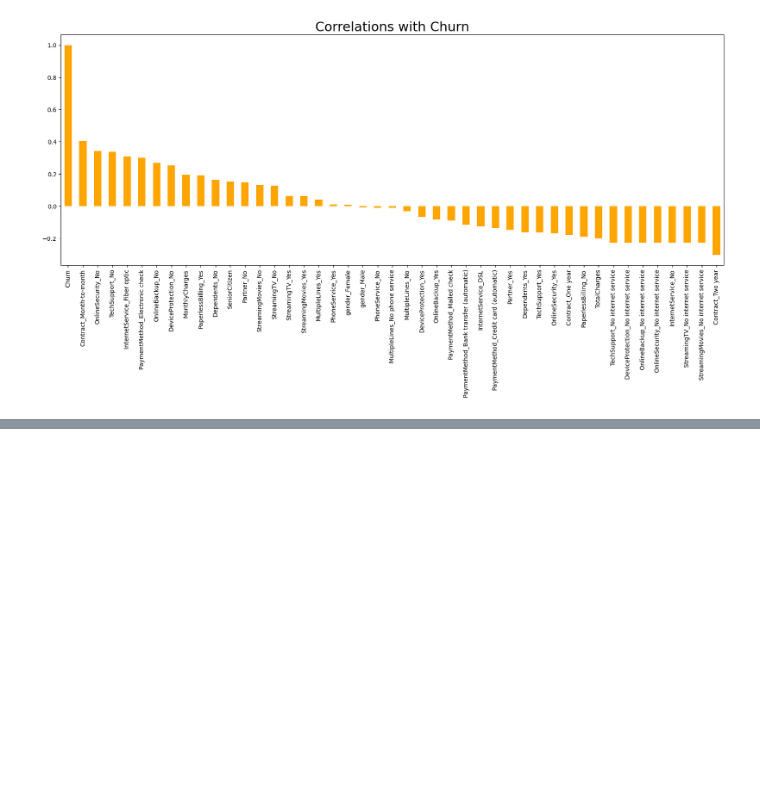
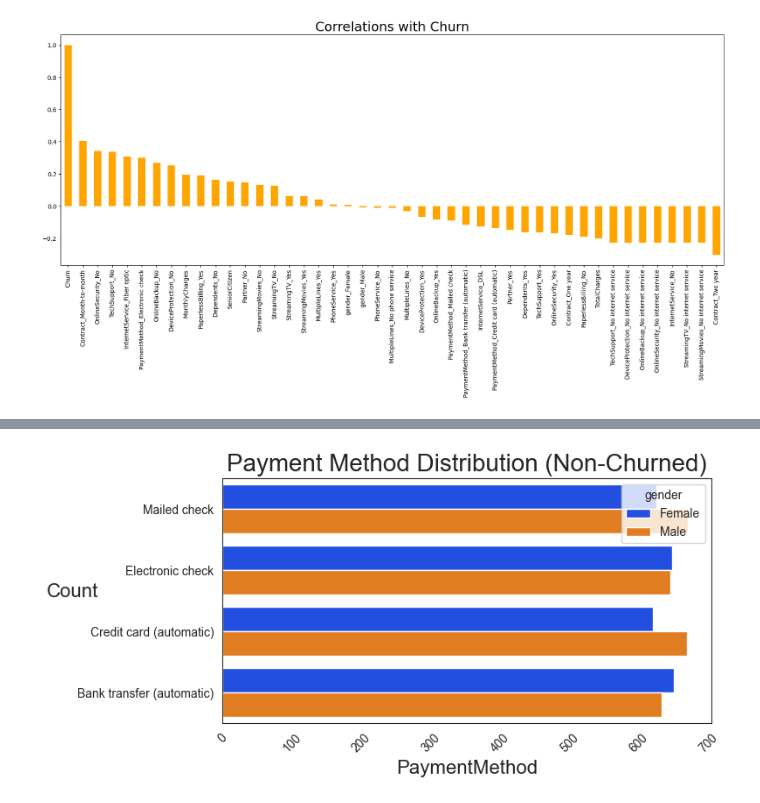
Before and after one commit to Kovindu555/Customer-Churn-Prediction, a Jupyter notebook: EDA.ipynb, the cells around one changed output, grey strips where cells are left out. Drawn from its saved outputs; the diff is of its cells as text; code cells hidden in the pictures; blank space fills up the shorter version.

```diff
--- a/EDA.ipynb
+++ b/EDA.ipynb
@@ -385,0 +418,4 @@ plt.show()
+# %%
+uniplot(churn_target_0, 'PaymentMethod', 'Payment Method Distribution (Non-Churned)', 'gender')
+# %% [output]
+[figure, added]
```
Also changed, not shown: parts of 18 cells of this notebook.
